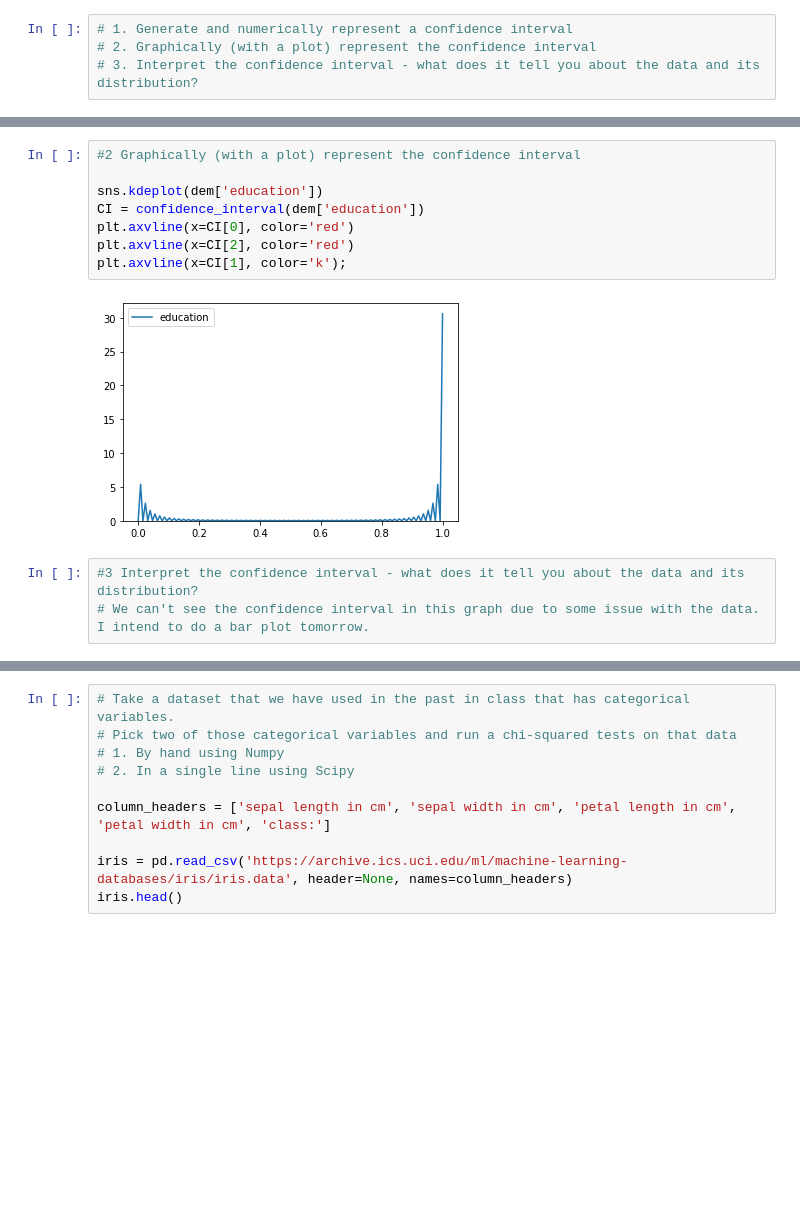
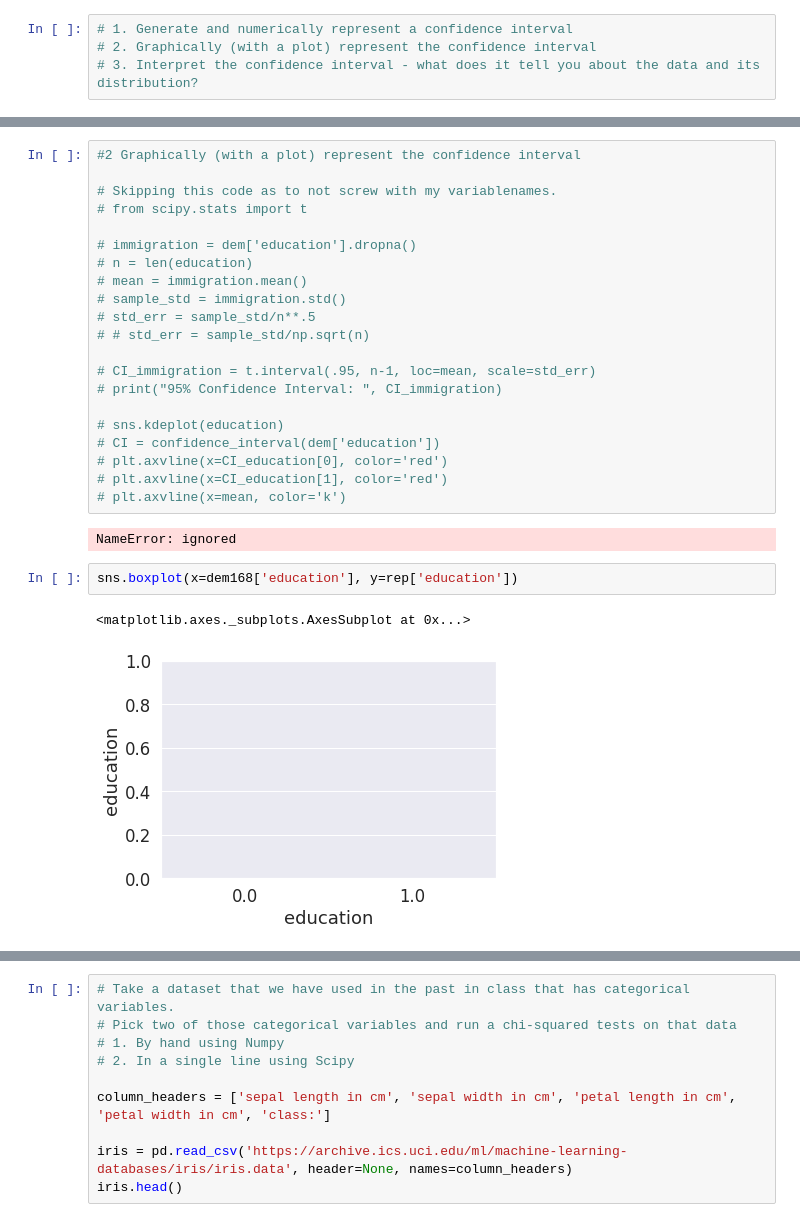
Before and after one commit to skredenmathias/DS-Unit-1-Sprint-2-Statistics, a Jupyter notebook: LS_DS_122_Sampling_Confidence_Intervals_and_Hypothesis_Testing_Assignment.ipynb, the cells around one changed output, grey strips where cells are left out. Cells and saved outputs as stored; diff of their text form; blank space fills up the shorter version.

```diff
--- a/LS_DS_122_Sampling_Confidence_Intervals_and_Hypothesis_Testing_Assignment.ipynb
+++ b/LS_DS_122_Sampling_Confidence_Intervals_and_Hypothesis_Testing_Assignment.ipynb
@@ -152,13 +105,28 @@ df.head()
 # %%
 #2 Graphically (with a plot) represent the confidence interval
 
-sns.kdeplot(dem['education'])
-CI = confidence_interval(dem['education'])
-plt.axvline(x=CI[0], color='red')
-plt.axvline(x=CI[2], color='red')
-plt.axvline(x=CI[1], color='k');
+# Skipping this code as to not screw with my variablenames.
+# from scipy.stats import t
+
+# immigration = dem['education'].dropna()
+# n = len(education)
+# mean = immigration.mean()
+# sample_std = immigration.std()
+# std_err = sample_std/n**.5
+# # std_err = sample_std/np.sqrt(n)
+
+# CI_immigration = t.interval(.95, n-1, loc=mean, scale=std_err)
+# print("95% Confidence Interval: ", CI_immigration)
+
+# sns.kdeplot(education)
+# CI = confidence_interval(dem['education'])
+# plt.axvline(x=CI_education[0], color='red')
+# plt.axvline(x=CI_education[1], color='red')
+# plt.axvline(x=mean, color='k')
 # %% [output]
-[figure, removed]
+NameError: ignored
-# %%
-#3 Interpret the confidence interval - what does it tell you about the data and its distribution?
-# We can't see the confidence interval in this graph due to some issue with the data. I intend to do a bar plot tomorrow.
+# %%
+sns.boxplot(x=dem168['education'], y=rep['education'])
+# %% [output]
+<matplotlib.axes._subplots.AxesSubplot at 0x...>
+[figure, added]
```
Also changed, not shown: parts of 36 cells of this notebook.
